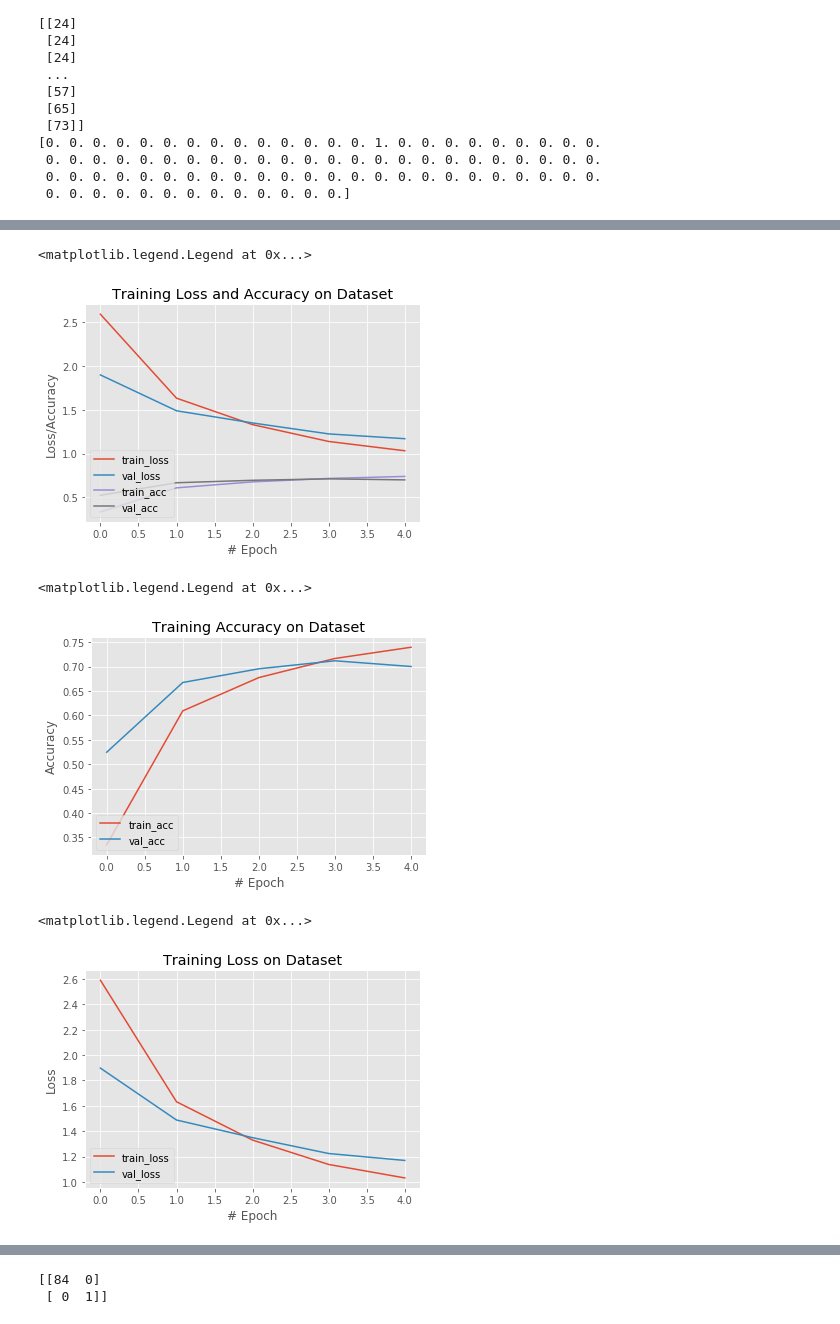
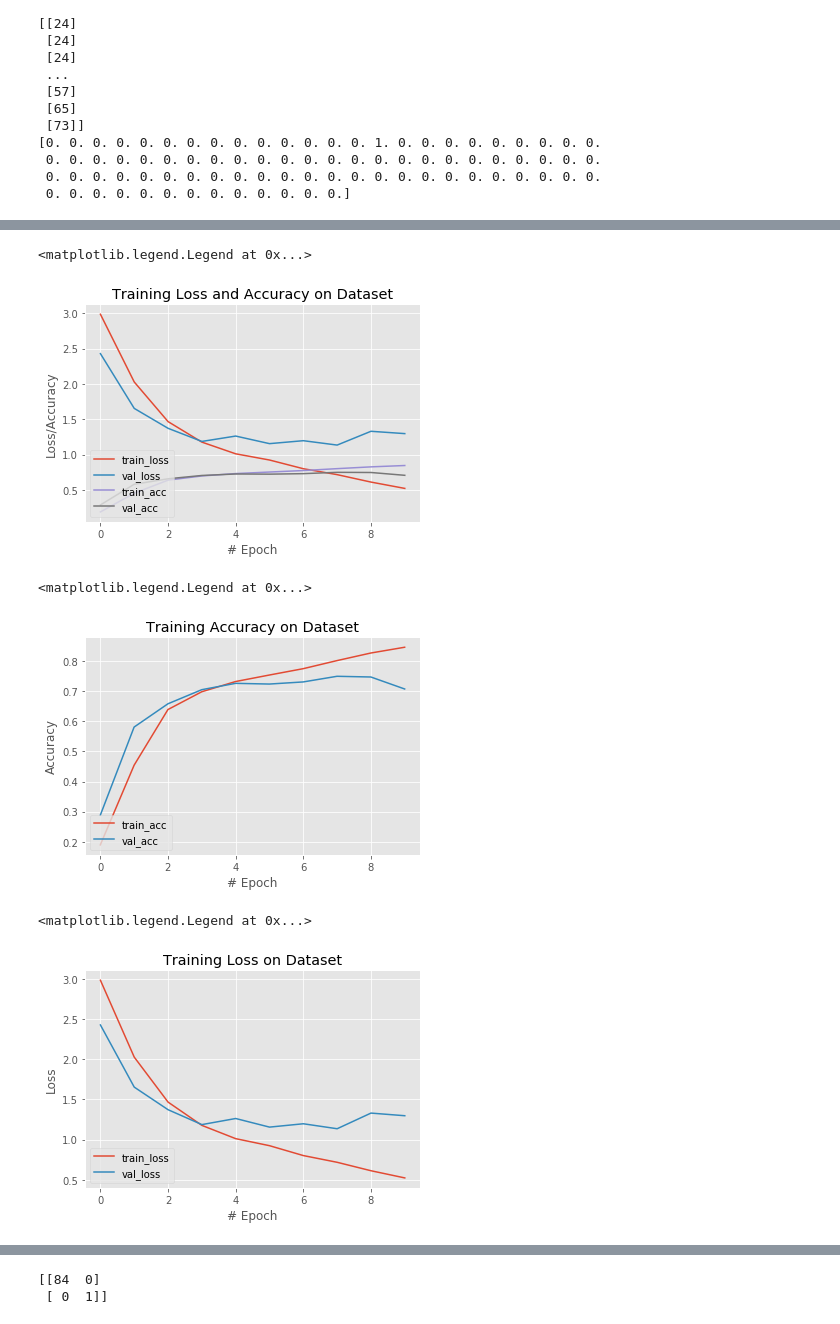
Before and after one commit to GPAD-UFBA/CNNPeDF, a Jupyter notebook: CNNfit.ipynb, the cells around one changed output, grey strips where cells are left out. Drawn from its saved outputs; the diff is of its cells as text; code cells hidden in the pictures.

```diff
--- a/CNNfit.ipynb
+++ b/CNNfit.ipynb
@@ -253,32 +257,17 @@ from keras.preprocessing.image import ImageDataGenerator
 import numpy as np
 # %%
 model = Sequential()
-model.add(Conv2D(input_shape=(3,17,18),filters=64,kernel_size=(3,3),padding="same", activation="relu"))
+model.add(Conv2D(input_shape=(17,18,3),filters=64,kernel_size=(3,3),padding="same", activation="relu"))
 model.add(Conv2D(filters=64,kernel_size=(3,3),padding="same", activation="relu"))
 model.add(MaxPool2D(pool_size=(2,2),strides=(2,2)))
-#model.add(Conv2D(filters=64,kernel_size=(3,3),padding="same", activation="relu"))
-#model.add(MaxPool2D(pool_size=(2,2),strides=(2,2)))
-#model.add(Conv2D(filters=128, kernel_size=(3,3), padding="same", activation="relu"))
-#model.add(Conv2D(filters=128, kernel_size=(3,3), padding="same", activation="relu"))
-#model.add(MaxPool2D(pool_size=(2,2),strides=(2,2)))
-#model.add(Conv2D(filters=256, kernel_size=(3,3), padding="same", activation="relu"))
-#model.add(Conv2D(filters=256, kernel_size=(3,3), padding="same", activation="relu"))
-#model.add(Conv2D(filters=256, kernel_size=(3,3), padding="same", activation="relu"))
-#model.add(MaxPool2D(pool_size=(2,2),strides=(2,2)))
-#model.add(Conv2D(filters=512, kernel_size=(3,3), padding="same", activation="relu"))
-#model.add(Conv2D(filters=512, kernel_size=(3,3), padding="same", activation="relu"))
-#model.add(Conv2D(filters=512, kernel_size=(3,3), padding="same", activation="relu"))
-#model.add(MaxPool2D(pool_size=(2,2),strides=(2,2)))
-#model.add(Conv2D(filters=512, kernel_size=(3,3), padding="same", activation="relu"))
-#model.add(Conv2D(filters=512, kernel_size=(3,3), padding="same", activation="relu"))
-#model.add(Conv2D(filters=512, kernel_size=(3,3), padding="same", activation="relu"))
-#model.add(MaxPool2D(pool_size=(2,2),strides=(2,2)))
+model.add(Conv2D(filters=128,kernel_size=(3,3),padding="same", activation="relu"))
+model.add(Conv2D(filters=128,kernel_size=(3,3),padding="same", activation="relu"))
+model.add(MaxPool2D(pool_size=(2,2),strides=(2,2)))
 model.add(Flatten())
-model.add(Dense(units=4096,activation="relu"))
-model.add(Dropout(0.8))
-model.add(Dense(units=4096,activation="relu"))
-model.add(Dropout(0.8))
-#model.add(Dense(units=19, activation="softmax"))
+model.add(Dense(units=1024,activation="relu"))
+model.add(Dropout(0.4))
+model.add(Dense(units=1024,activation="relu"))
+model.add(Dropout(0.4))
 model.add(Dense(units=85, activation="softmax"))
 # %%
 from keras.optimizers import Adam
@@ -307,9 +296,9 @@ Trainable params: 19,278,165
 Non-trainable params: 0
 _________________________________________________________________
 # %%
-nb_epoch= 5
+epochs= 10
 batch_size=32
-H = model.fit(X_train, Y_train, batch_size=batch_size, nb_epoch=nb_epoch, verbose=1, validation_data=(X_val, Y_val))
+H = model.fit(X_train, Y_train, batch_size=batch_size, epochs=epochs, verbose=1, validation_data=(X_val, Y_val))
 #H = model.fit(X_train, Y_train, batch_size=32, epochs=epochs)
 # %% [output]
 Train on 3653 samples, validate on 427 samples
@@ -326,25 +321,25 @@ Epoch 5/5
 # %%
 # plot the training loss and accuracy
 plt.style.use("ggplot")
 plt.figure()
-plt.plot(np.arange(0, nb_epoch), H.history["loss"], label="train_loss")
-plt.plot(np.arange(0, nb_epoch), H.history["val_loss"], label="val_loss")
-plt.plot(np.arange(0, nb_epoch), H.history["accuracy"], label="train_acc")
-plt.plot(np.arange(0, nb_epoch), H.history["val_accuracy"], label="val_acc")
+plt.plot(np.arange(0, epochs), H.history["loss"], label="train_loss")
+plt.plot(np.arange(0, epochs), H.history["val_loss"], label="val_loss")
+plt.plot(np.arange(0, epochs), H.history["accuracy"], label="train_acc")
+plt.plot(np.arange(0, epochs), H.history["val_accuracy"], label="val_acc")
 plt.title("Training Loss and Accuracy on Dataset")
 plt.xlabel("# Epoch")
 plt.ylabel("Loss/Accuracy")
 plt.legend(loc="lower left")
 #plt.savefig("plot.png")
 # %% [output]
 <matplotlib.legend.Legend at 0x...>
-[figure, old version]
+[figure, new version]
 # %%
 # plot the training loss and accuracy
 plt.style.use("ggplot")
 plt.figure()
-plt.plot(np.arange(0, nb_epoch), H.history["accuracy"], label="train_acc")
-plt.plot(np.arange(0, nb_epoch), H.history["val_accuracy"], label="val_acc")
+plt.plot(np.arange(0, epochs), H.history["accuracy"], label="train_acc")
+plt.plot(np.arange(0, epochs), H.history["val_accuracy"], label="val_acc")
 plt.title("Training Accuracy on Dataset")
 plt.xlabel("# Epoch")
 plt.ylabel("Accuracy")
@@ -352,13 +347,13 @@ plt.legend(loc="lower left")
 #plt.savefig("plot.png")
 # %% [output]
 <matplotlib.legend.Legend at 0x...>
-[figure, old version]
+[figure, new version]
 # %%
 # plot the training loss and accuracy
 plt.style.use("ggplot")
 plt.figure()
-plt.plot(np.arange(0, nb_epoch), H.history["loss"], label="train_loss")
-plt.plot(np.arange(0, nb_epoch), H.history["val_loss"], label="val_loss")
+plt.plot(np.arange(0, epochs), H.history["loss"], label="train_loss")
+plt.plot(np.arange(0, epochs), H.history["val_loss"], label="val_loss")
 plt.title("Training Loss on Dataset")
 plt.xlabel("# Epoch")
 plt.ylabel("Loss")
@@ -366,7 +361,7 @@ plt.legend(loc="lower left")
 #plt.savefig("plot.png")
 # %% [output]
 <matplotlib.legend.Legend at 0x...>
-[figure, old version]
+[figure, new version]
 # %%
 Auxtest = [list(range(0,len(Y_test)))]
 Auxtest = np.array(Auxtest).reshape(len(Y_test))
```
Also changed, not shown: parts of 11 cells of this notebook, 1 other file.
